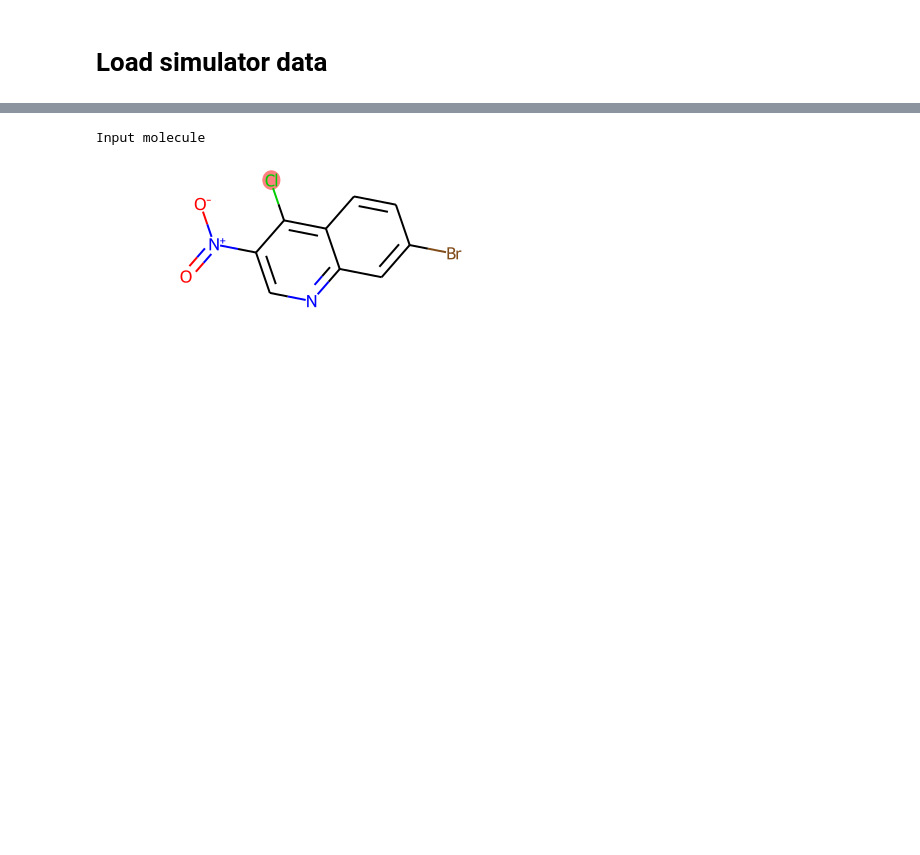
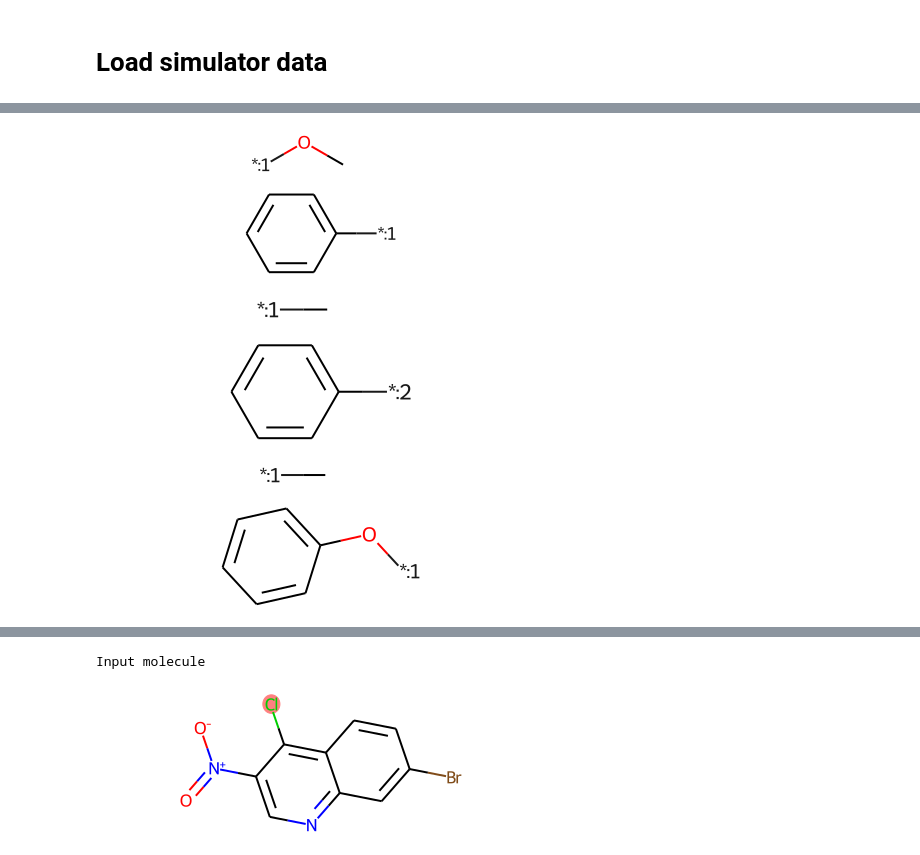
Before and after one commit to MrScabbyCreature/ReactionRL, a Jupyter notebook: uspto - simulator.ipynb, the cells around one changed output, grey strips where cells are left out. Cells and saved outputs as stored; diff of their text form; code cells hidden in the pictures; blank space fills up the shorter version.

```diff
--- a/uspto - simulator.ipynb
+++ b/uspto - simulator.ipynb
@@ -164 +201,8 @@ for key in list(certificate_to_cluster_id_dict.keys())[14:]:
+# %%
+for frag in frags:
+    display(frag[-1])
+# %% [output]
+[figure, added]
+[figure, added]
+[figure, added]
 # %%
```
Also changed, not shown: parts of 19 cells of this notebook, 2 other files.
